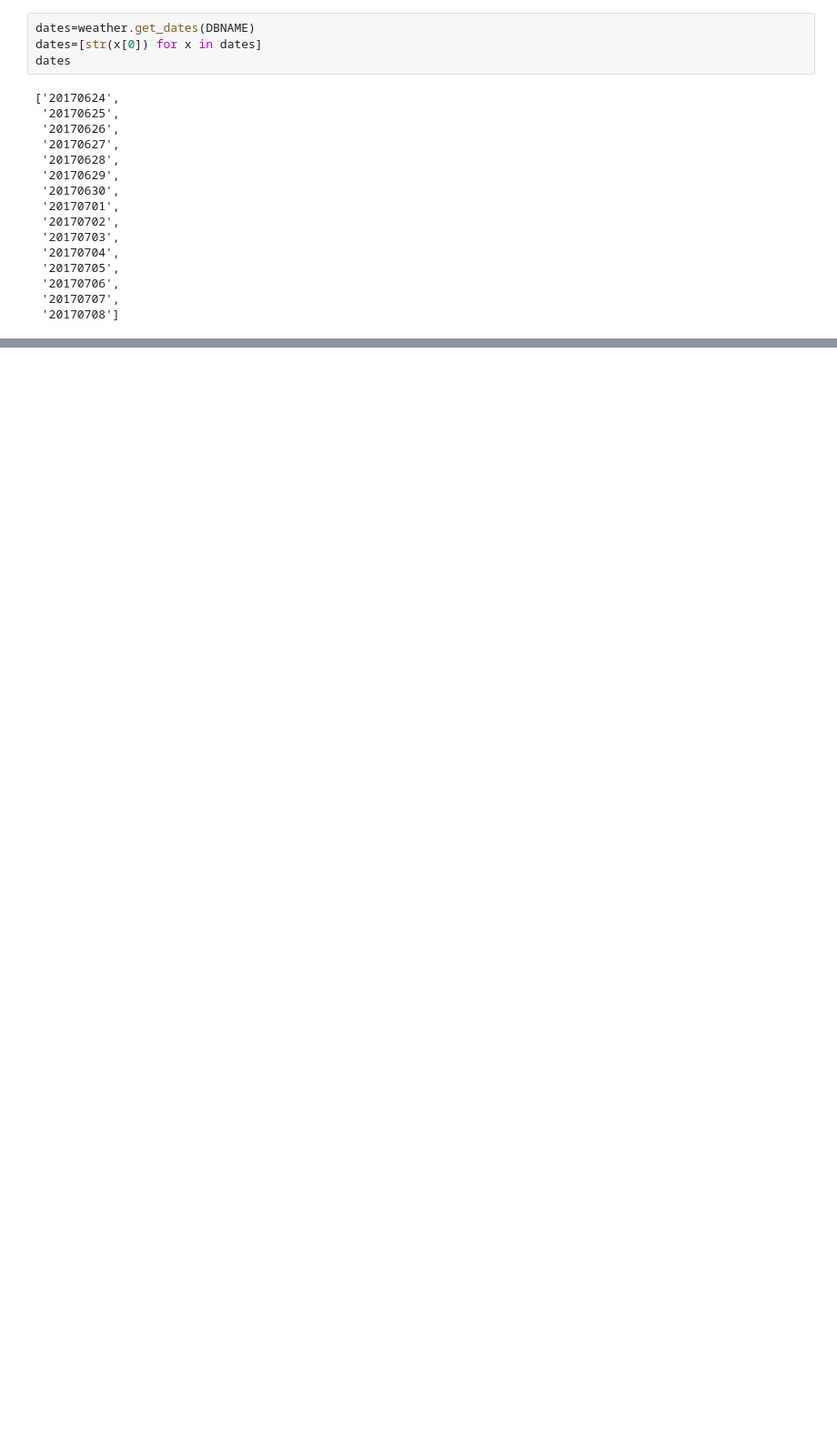
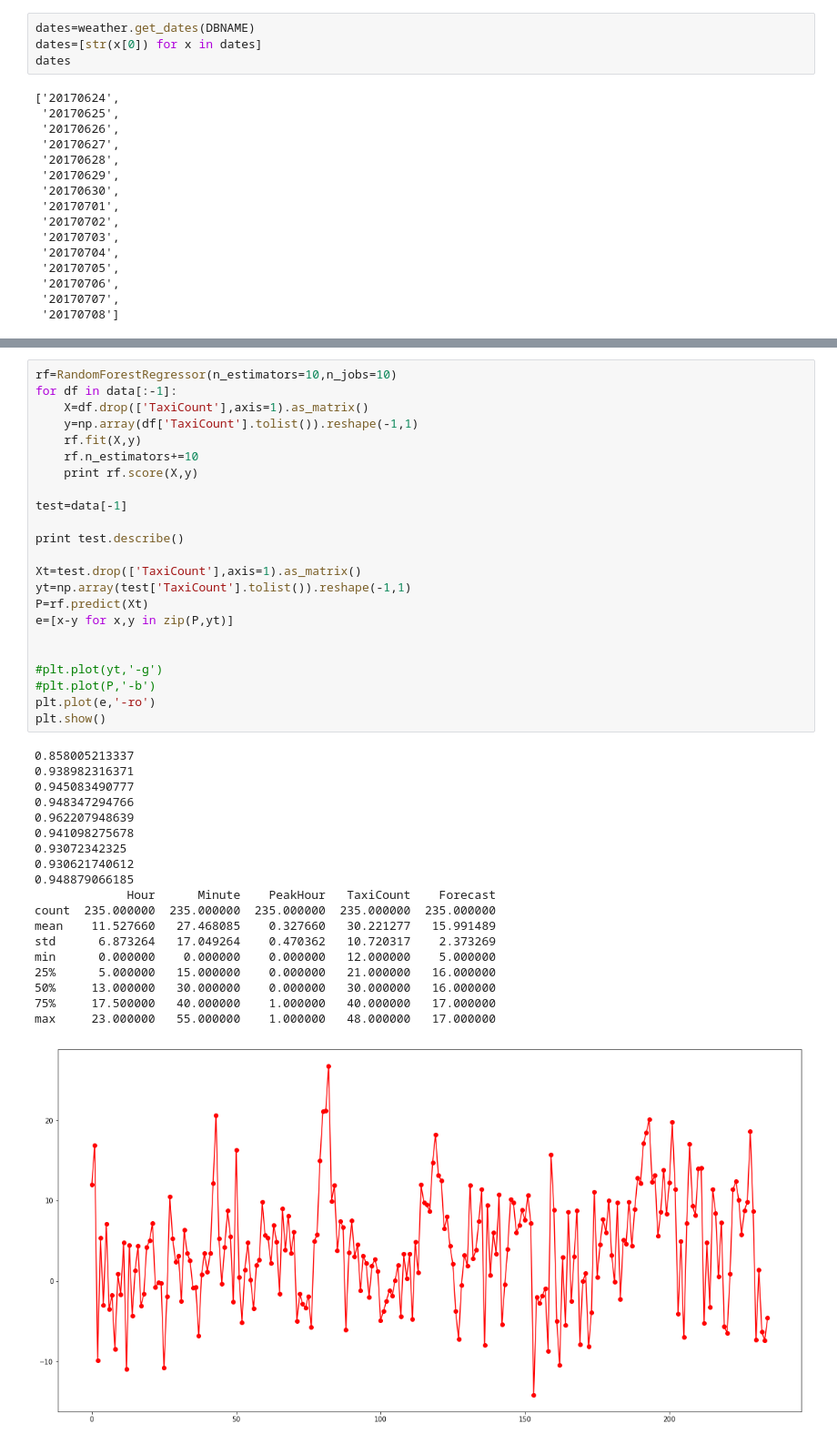
Before and after one commit to hari-allamraju/sg-taxidata, a Jupyter notebook: notebooks/Weather.ipynb, the cells around one changed output, grey strips where cells are left out. Shown at 91% size. Drawn from its saved outputs; the diff is of its cells as text; blank space fills up the shorter version.

```diff
--- a/notebooks/Weather.ipynb
+++ b/notebooks/Weather.ipynb
@@ -60,0 +143,43 @@ len(df['Forecast'])
+# %%
+rf=RandomForestRegressor(n_estimators=10,n_jobs=10)
+for df in data[:-1]:
+    X=df.drop(['TaxiCount'],axis=1).as_matrix()
+    y=np.array(df['TaxiCount'].tolist()).reshape(-1,1)
+    rf.fit(X,y)
+    rf.n_estimators+=10
+    print rf.score(X,y)
+
+test=data[-1]
+
+print test.describe()
+
+Xt=test.drop(['TaxiCount'],axis=1).as_matrix()
+yt=np.array(test['TaxiCount'].tolist()).reshape(-1,1)
+P=rf.predict(Xt)
+e=[x-y for x,y in zip(P,yt)]
+
+
+#plt.plot(yt,'-g')
+#plt.plot(P,'-b')
+plt.plot(e,'-ro')
+plt.show()
+# %% [output]
+0.858005213337
+0.938982316371
+0.945083490777
+0.948347294766
+0.962207948639
+0.941098275678
+0.93072342325
+0.930621740612
+0.948879066185
+             Hour      Minute    PeakHour   TaxiCount    Forecast
+count  235.000000  235.000000  235.000000  235.000000  235.000000
+mean    11.527660   27.468085    0.327660   30.221277   15.991489
+std      6.873264   17.049264    0.470362   10.720317    2.373269
+min      0.000000    0.000000    0.000000   12.000000    5.000000
+25%      5.000000   15.000000    0.000000   21.000000   16.000000
+50%     13.000000   30.000000    0.000000   30.000000   16.000000
+75%     17.500000   40.000000    1.000000   40.000000   17.000000
+max     23.000000   55.000000    1.000000   48.000000   17.000000
+[figure, added]
```
Also changed, not shown: parts of 8 cells of this notebook, 3 other files.
